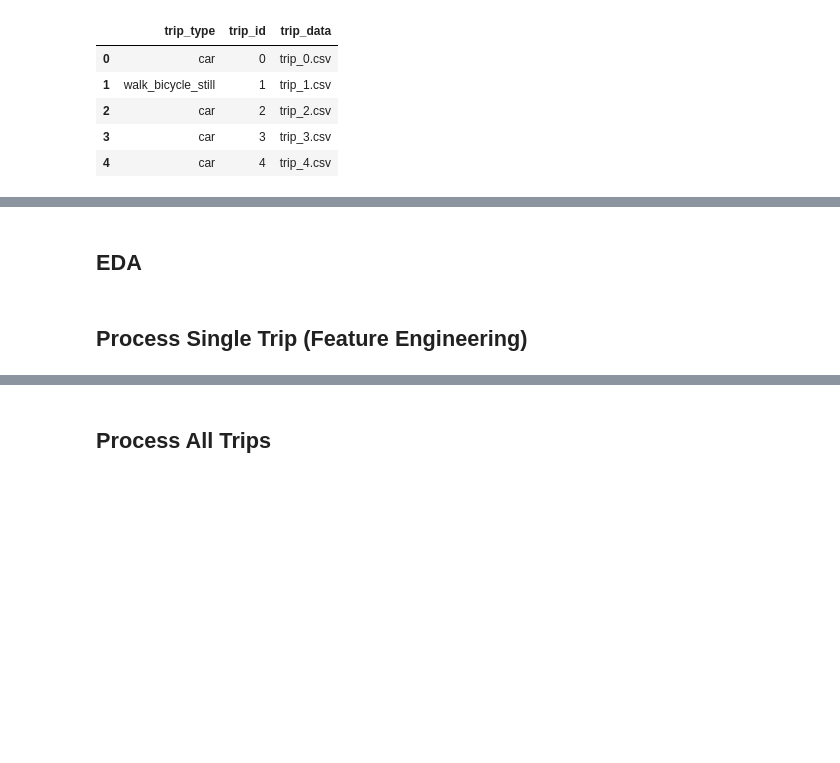
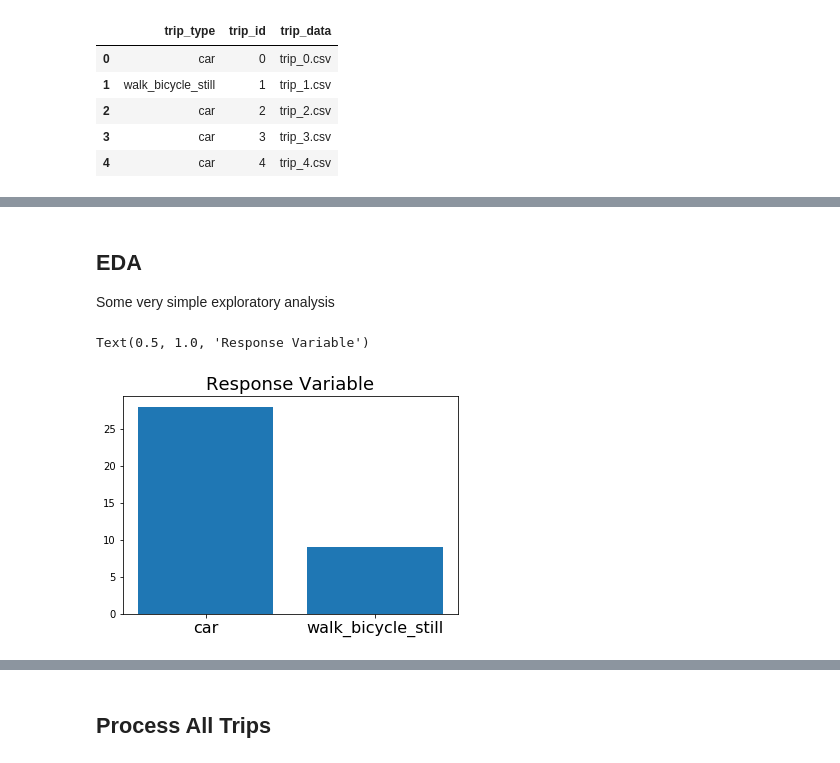
Before and after one commit to dolmas1/zego_telematics, a Jupyter notebook: sam_dolman_analysis.ipynb, the cells around one changed output, grey strips where cells are left out. Cells and saved outputs as stored; diff of their text form; code cells hidden in the pictures; blank space fills up the shorter version.

```diff
--- a/sam_dolman_analysis.ipynb
+++ b/sam_dolman_analysis.ipynb
@@ -75,2 +71,0 @@ trip_classes.head()
-# %% [markdown]
-## EDA
@@ -81,2 +71,0 @@ trip_classes.head()
-# %% [markdown]
-## Process Single Trip (Feature Engineering)
@@ -84,0 +72,13 @@ trip_classes.head()
+# %% [markdown]
+## EDA
+
+Some very simple exploratory analysis
+# %%
+# Labels
+label_counts = trip_classes['trip_type'].value_counts()
+plt.bar(x = label_counts.index, height = label_counts)
+plt.xticks(size=16)
+plt.title('Response Variable', size = 18)
+# %% [output]
+Text(0.5, 1.0, 'Response Variable')
+[figure, added]
```
Also changed, not shown: parts of 34 cells of this notebook.
